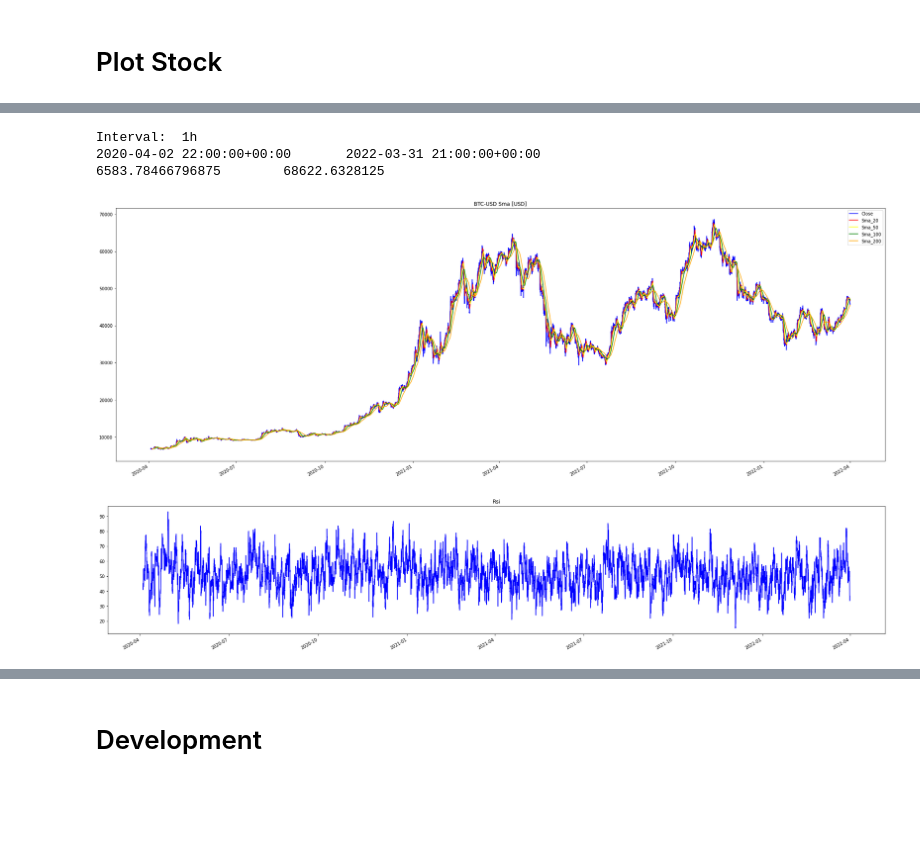
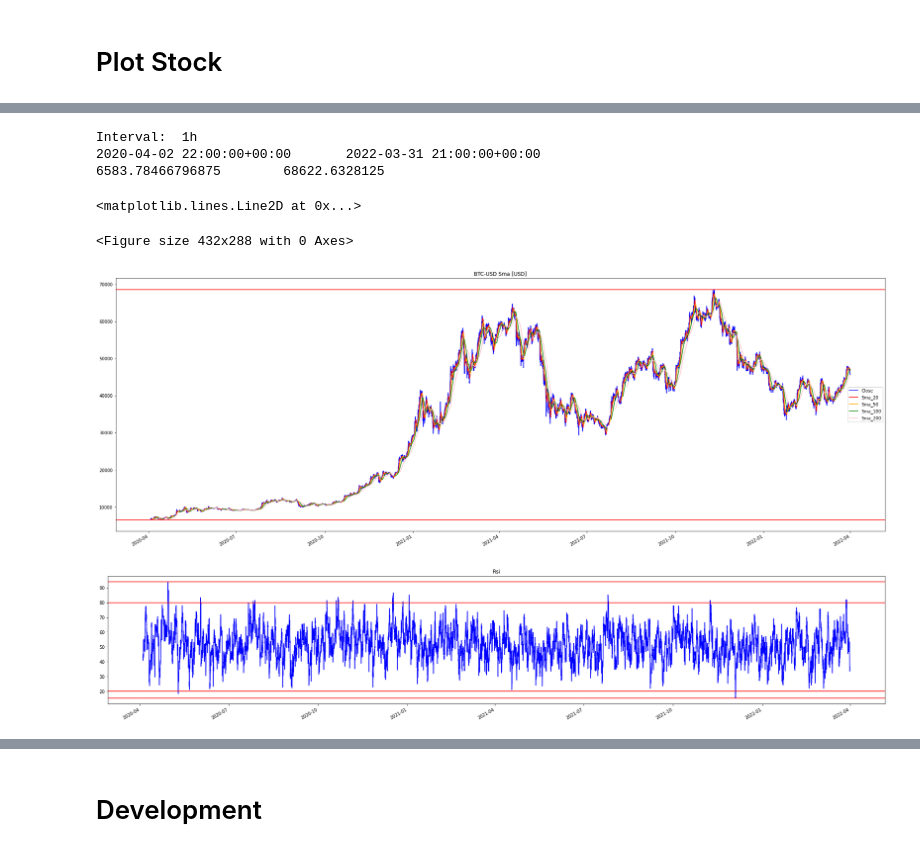
Before and after one commit to MarcoPluchino/2021_FinanceJupyterTutorial, a Jupyter notebook: rbt/notebook/wc_20220329_prova.ipynb, the cells around one changed output, grey strips where cells are left out. Cells and saved outputs as stored; diff of their text form; code cells hidden in the pictures; blank space fills up the shorter version.

```diff
--- a/rbt/notebook/wc_20220329_prova.ipynb
+++ b/rbt/notebook/wc_20220329_prova.ipynb
@@ -10,7 +10,7 @@ sys.path.append(os.path.abspath("../../")) # My .py library
 import rbt.py.excel as exc
 from rbt.py.index import Index
 # COLORS
-color       = ['blue','red','yellow','green','orange','brown']
+color       = ['blue','red','orange','green','pink','brown']
 # READ SWC
 swc         = exc.Swc(enable=False, SWC_file=os.path.abspath("../../SWC.xlsx"), verbose=False)
 swc.read()
@@ -32,11 +32,14 @@ Today:  2022-04-01
 # %%
 # DOWNLAOD Data Frame
 # INPUT
-tickers     ="BTC-USD"
-interval    ='1h'
+tickers_list     =["BTC-USD","ETH-USD"]
+interval        ='1h'
 print("start ='",start.strftime(("%Y-%m-%d")),"'") #
 print("end ='",end.strftime(("%Y-%m-%d")),"'")
-stock       = yf.download(tickers = tickers,group_by = 'ticker',start=start.strftime(("%Y-%m-%d")) , end=end.strftime(("%Y-%m-%d")),interval=interval)
+stock           = yf.download(tickers = tickers_list,group_by = 'ticker',start=start.strftime(("%Y-%m-%d")) , end=end.strftime(("%Y-%m-%d")),interval=interval)
+tickers         = tickers_list[0]
+print(tickers_list,tickers,sep='\n')
+stock           = stock[tickers]
 # %% [output]
 start =' 2020-04-03 '
 end =' 2022-04-01 '
@@ -64,17 +83,28 @@ stock[:-20:-1]
 # %%
 # https://jakevdp.github.io/PythonDataScienceHandbook/04.08-multiple-subplots.html
 # PLOT TUTTI GLI INDICI
 print("Interval: ",interval)
 print(stock.index[0],stock.index[-1],sep='\t')
 print(stock['Close'].min(),stock['Close'].max(), sep = '\t')
 
-pl1 = stock[['Close','Sma_20','Sma_50','Sma_100','Sma_200']].plot(subplots=False, color=color ,figsize=(32,12),title=f'{tickers} Sma [USD]')
 plt.figure()
-pl2 = stock['Rsi_24'].plot(subplots=False, color=color ,figsize=(32,6),title='Rsi')
+pl1     = stock[['Close','Sma_20','Sma_50','Sma_100','Sma_200']].plot(subplots=False, color=color ,figsize=(32,12),title=f'{tickers} Sma [USD]')
+min,max = stock['Close'].min(),stock['Close'].max()
+plt.axhline(y=min, color='r', linestyle='-')
+plt.axhline(y=max, color='r', linestyle='-')
+
+plt.figure()
+pl2     = stock['Rsi_24'].plot(subplots=False, color=color ,figsize=(32,6),title='Rsi')
+plt.axhline(y=stock['Rsi_24'].min(), color='r', linestyle='-')
+plt.axhline(y=stock['Rsi_24'].max(), color='r', linestyle='-')
+plt.axhline(y=80, color='r', linestyle='-')
+plt.axhline(y=20, color='r', linestyle='-')
 # %% [output]
 Interval:  1h
 2020-04-02 22:00:00+00:00       2022-03-31 21:00:00+00:00
 6583.78466796875        68622.6328125
+<matplotlib.lines.Line2D at 0x...>
+<Figure size 432x288 with 0 Axes>
-[figure, old version]
+[figure, new version]
-[figure, old version]
+[figure, new version]
 # %%
```
Also changed, not shown: parts of 6 cells of this notebook, 1 other file.
